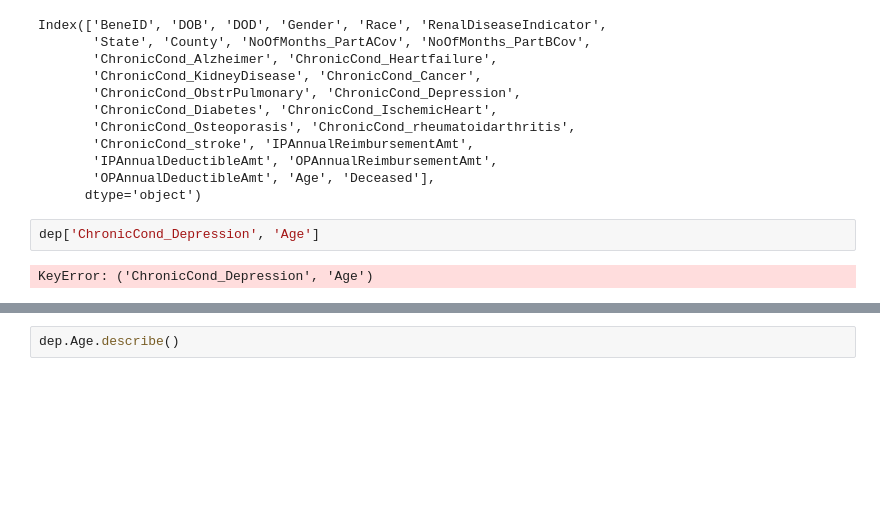
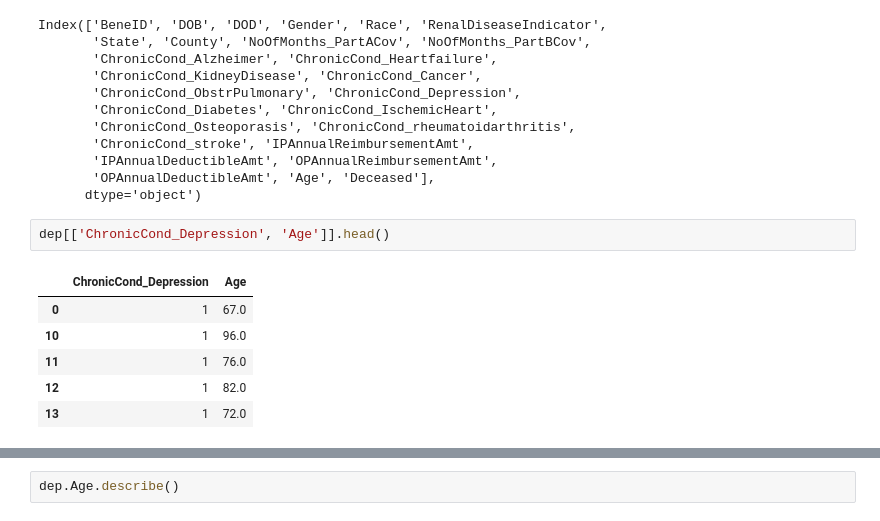
Before and after one commit to whohuhwhat/HC_Prov_Fraud, a Jupyter notebook: Train and Beneficiary.ipynb, the cells around one changed output, grey strips where cells are left out. Saved outputs shown, nothing was run; the diff lists cells and outputs as text; blank space fills up the shorter version.

```diff
--- a/Train and Beneficiary.ipynb
+++ b/Train and Beneficiary.ipynb
@@ -495,6 +495,11 @@ Index(['BeneID', 'DOB', 'DOD', 'Gender', 'Race', 'RenalDiseaseIndicator',
        'OPAnnualDeductibleAmt', 'Age', 'Deceased'],
       dtype='object')
 # %%
-dep['ChronicCond_Depression', 'Age']
+dep[['ChronicCond_Depression', 'Age']].head()
 # %% [output]
-KeyError: ('ChronicCond_Depression', 'Age')
+|  | ChronicCond_Depression | Age |
+| 0 | 1 | 67.0 |
+| 10 | 1 | 96.0 |
+| 11 | 1 | 76.0 |
+| 12 | 1 | 82.0 |
+| 13 | 1 | 72.0 |
```
Also changed, not shown: parts of 4 cells of this notebook, 1 other file.
